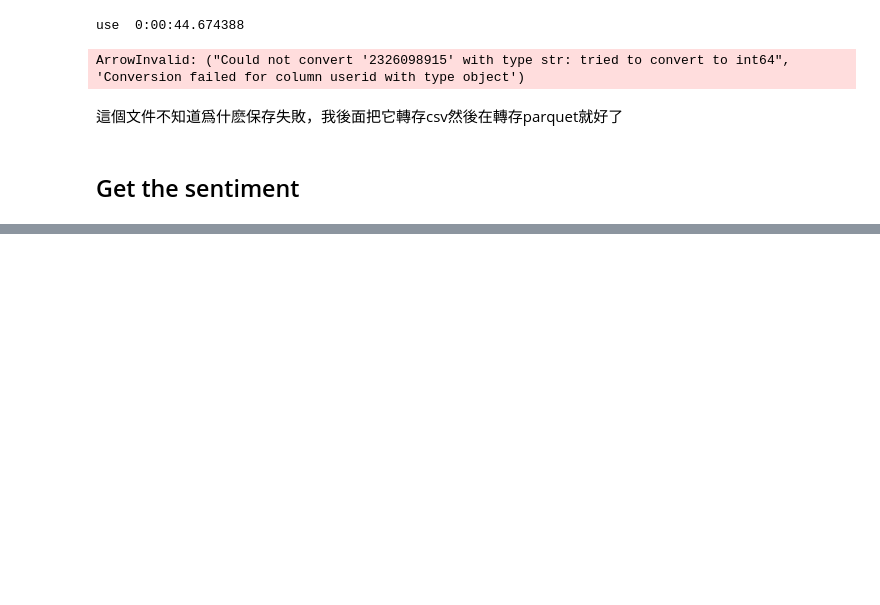
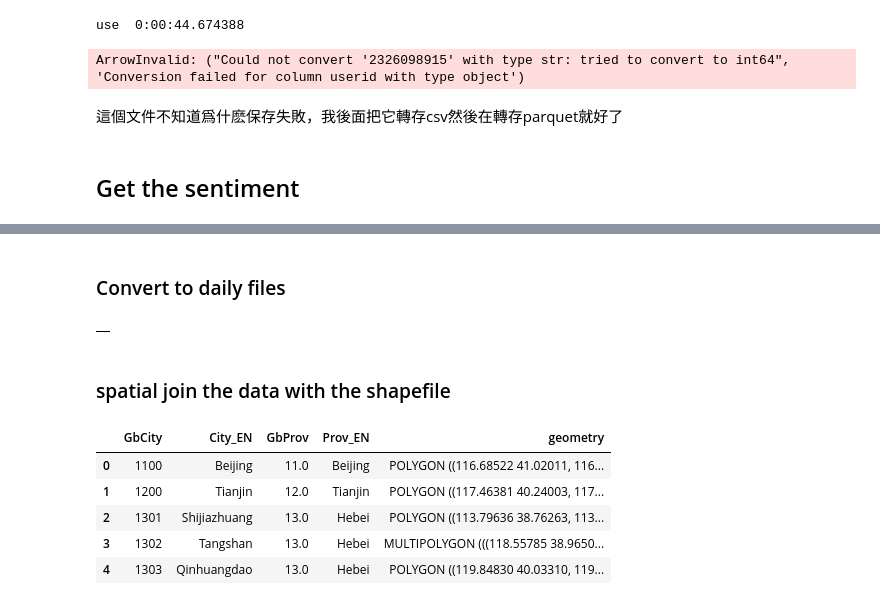
Before and after one commit to wybert/weibo_sentiment, a Jupyter notebook: notebooks/mit-weibos.ipynb, the cells around one changed output, grey strips where cells are left out. Cells and saved outputs as stored; diff of their text form; code cells hidden in the pictures; blank space fills up the shorter version.

```diff
--- a/notebooks/mit-weibos.ipynb
+++ b/notebooks/mit-weibos.ipynb
@@ -66,0 +201,2 @@ ModuleNotFoundError: No module named 'pandas'
+# %% [markdown]
+### Convert to daily files
@@ -66,0 +220,21 @@ ModuleNotFoundError: No module named 'pandas'
+# %%
+# save the data into daily data in the output_path with parquet format
+data_list.groupby(data_list["created_at"].dt.date).apply(lambda x: x.to_parquet(
+    os.path.join(output_path, str(x["created_at"].dt.date.iloc[0]) + ".parquet")))
+# %% [output]
+|  |
+# %% [markdown]
+### spatial join the data with the shapefile
+# %%
+import geopandas as gpd
+china_base_map = gpd.read_file("/mnt/g/work/weibo_covid_19/data/raw/china_city_basemap.zip")
+china_base_map = china_base_map[['GbCity', 'City_EN', 'GbProv', 'Prov_EN',  'geometry']]
+# china_base_map.columns
+china_base_map.head()
+# %% [output]
+|  | GbCity | City_EN | GbProv | Prov_EN | geometry |
+| 0 | 1100 | Beijing | 11.0 | Beijing | POLYGON ((116.68522 41.02011, 116... |
+| 1 | 1200 | Tianjin | 12.0 | Tianjin | POLYGON ((117.46381 40.24003, 117... |
+| 2 | 1301 | Shijiazhuang | 13.0 | Hebei | POLYGON ((113.79636 38.76263, 113... |
+| 3 | 1302 | Tangshan | 13.0 | Hebei | MULTIPOLYGON (((118.55785 38.9650... |
+| 4 | 1303 | Qinhuangdao | 13.0 | Hebei | POLYGON ((119.84830 40.03310, 119... |
```
Also changed, not shown: parts of 29 cells of this notebook, 3 other files.
